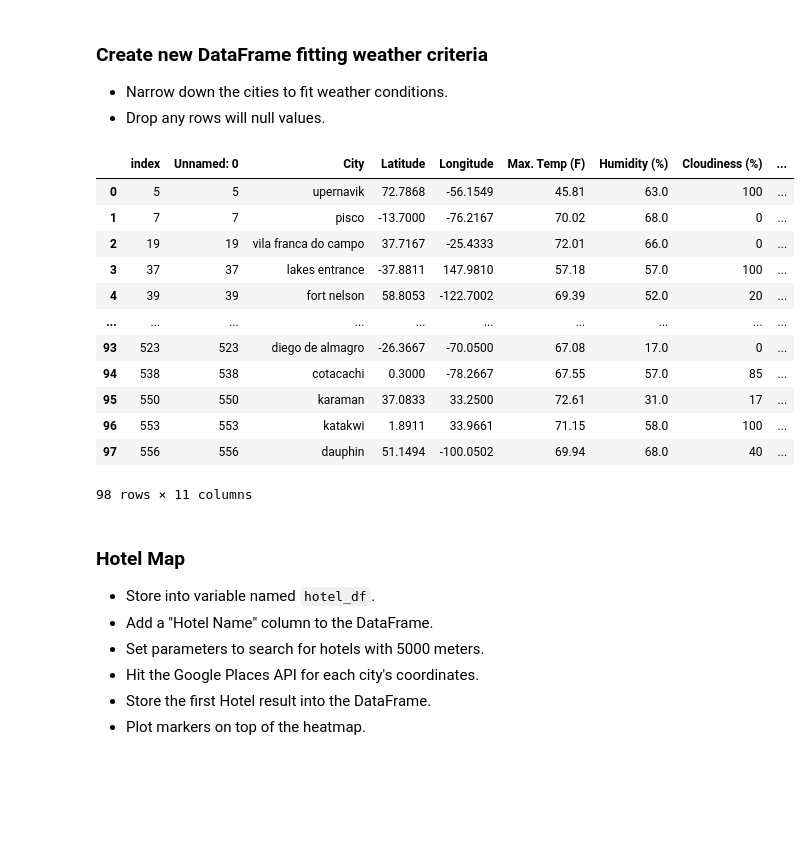
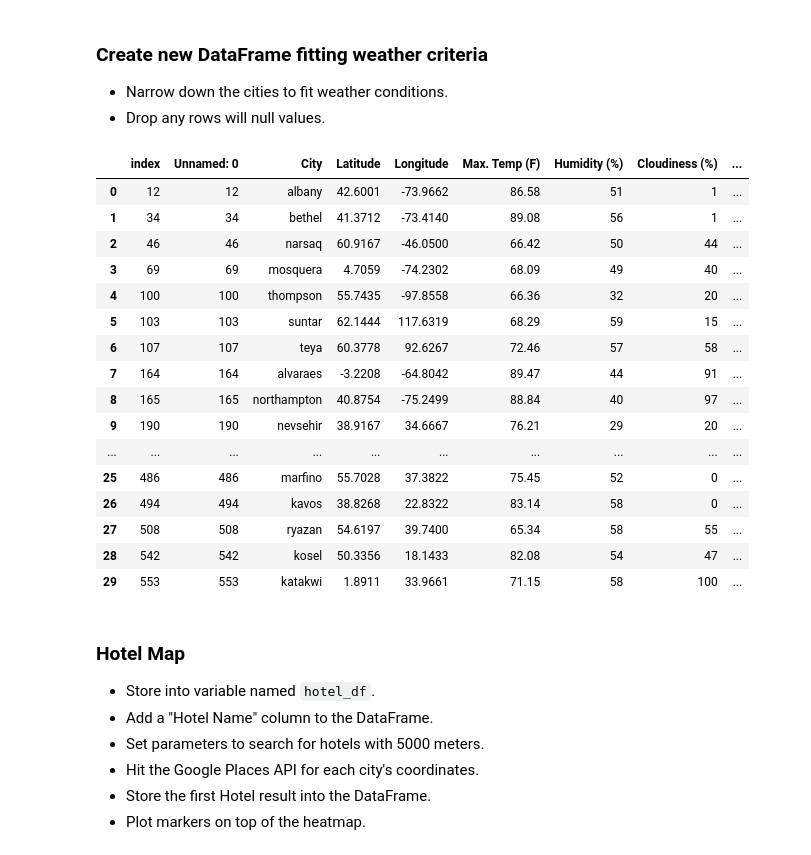
Before and after one commit to jerome-sipin/python-api-challenge, a Jupyter notebook: VacationPy/VacationPy.ipynb, the cells around one changed output. Drawn from its saved outputs; the diff is of its cells as text; code cells hidden in the pictures; blank space fills up the shorter version.

```diff
--- a/VacationPy/VacationPy.ipynb
+++ b/VacationPy/VacationPy.ipynb
@@ -65,33 +65,38 @@ fig
 * Drop any rows will null values.
 # %%
 # I will be using the following weather criteria:
-# Temperature below 80 F
-# Humidity below 70%
-# Wind speed below 10 mph
+# Temperature below 90 F, above 60 F
+# Humidity below 60%
+# Wind speed below 5 mph
 
 # Create filtered df using loc
-filtered_cities_df = cities_df.loc[(cities_df["Max. Temp (F)"] <= 80) &
-                                  (cities_df["Humidity (%)"] <= 70) &
-                                  (cities_df["Wind Speed (MPH)"] <= 10)]
+filtered_cities_df = cities_df.loc[(cities_df["Max. Temp (F)"] <= 90) &
+                                  (cities_df["Max. Temp (F)"] >= 60) &
+                                  (cities_df["Humidity (%)"] <= 60) &
+                                  (cities_df["Wind Speed (MPH)"] <= 5)]
 
 filtered_cities_df = filtered_cities_df.reset_index()
 
 # Display df
 filtered_cities_df
 # %% [output]
 |  | index | Unnamed: 0 | City | Latitude | Longitude | Max. Temp (F) | Humidity (%) | Cloudiness (%) | ... |
-| 0 | 5 | 5 | upernavik | 72.7868 | -56.1549 | 45.81 | 63.0 | 100 | ... |
-| 1 | 7 | 7 | pisco | -13.7000 | -76.2167 | 70.02 | 68.0 | 0 | ... |
-| 2 | 19 | 19 | vila franca do campo | 37.7167 | -25.4333 | 72.01 | 66.0 | 0 | ... |
-| 3 | 37 | 37 | lakes entrance | -37.8811 | 147.9810 | 57.18 | 57.0 | 100 | ... |
-| 4 | 39 | 39 | fort nelson | 58.8053 | -122.7002 | 69.39 | 52.0 | 20 | ... |
+| 0 | 12 | 12 | albany | 42.6001 | -73.9662 | 86.58 | 51 | 1 | ... |
+| 1 | 34 | 34 | bethel | 41.3712 | -73.4140 | 89.08 | 56 | 1 | ... |
+| 2 | 46 | 46 | narsaq | 60.9167 | -46.0500 | 66.42 | 50 | 44 | ... |
+| 3 | 69 | 69 | mosquera | 4.7059 | -74.2302 | 68.09 | 49 | 40 | ... |
+| 4 | 100 | 100 | thompson | 55.7435 | -97.8558 | 66.36 | 32 | 20 | ... |
+| 5 | 103 | 103 | suntar | 62.1444 | 117.6319 | 68.29 | 59 | 15 | ... |
+| 6 | 107 | 107 | teya | 60.3778 | 92.6267 | 72.46 | 57 | 58 | ... |
+| 7 | 164 | 164 | alvaraes | -3.2208 | -64.8042 | 89.47 | 44 | 91 | ... |
+| 8 | 165 | 165 | northampton | 40.8754 | -75.2499 | 88.84 | 40 | 97 | ... |
+| 9 | 190 | 190 | nevsehir | 38.9167 | 34.6667 | 76.21 | 29 | 20 | ... |
 | ... | ... | ... | ... | ... | ... | ... | ... | ... | ... |
-| 93 | 523 | 523 | diego de almagro | -26.3667 | -70.0500 | 67.08 | 17.0 | 0 | ... |
-| 94 | 538 | 538 | cotacachi | 0.3000 | -78.2667 | 67.55 | 57.0 | 85 | ... |
-| 95 | 550 | 550 | karaman | 37.0833 | 33.2500 | 72.61 | 31.0 | 17 | ... |
-| 96 | 553 | 553 | katakwi | 1.8911 | 33.9661 | 71.15 | 58.0 | 100 | ... |
-| 97 | 556 | 556 | dauphin | 51.1494 | -100.0502 | 69.94 | 68.0 | 40 | ... |
+| 25 | 486 | 486 | marfino | 55.7028 | 37.3822 | 75.45 | 52 | 0 | ... |
+| 26 | 494 | 494 | kavos | 38.8268 | 22.8322 | 83.14 | 58 | 0 | ... |
+| 27 | 508 | 508 | ryazan | 54.6197 | 39.7400 | 65.34 | 58 | 55 | ... |
+| 28 | 542 | 542 | kosel | 50.3356 | 18.1433 | 82.08 | 54 | 47 | ... |
+| 29 | 553 | 553 | katakwi | 1.8911 | 33.9661 | 71.15 | 58 | 100 | ... |
-98 rows × 11 columns
 # %% [markdown]
 ### Hotel Map
 * Store into variable named `hotel_df`.
```
Also changed, not shown: parts of 6 cells of this notebook, 1 other file.
